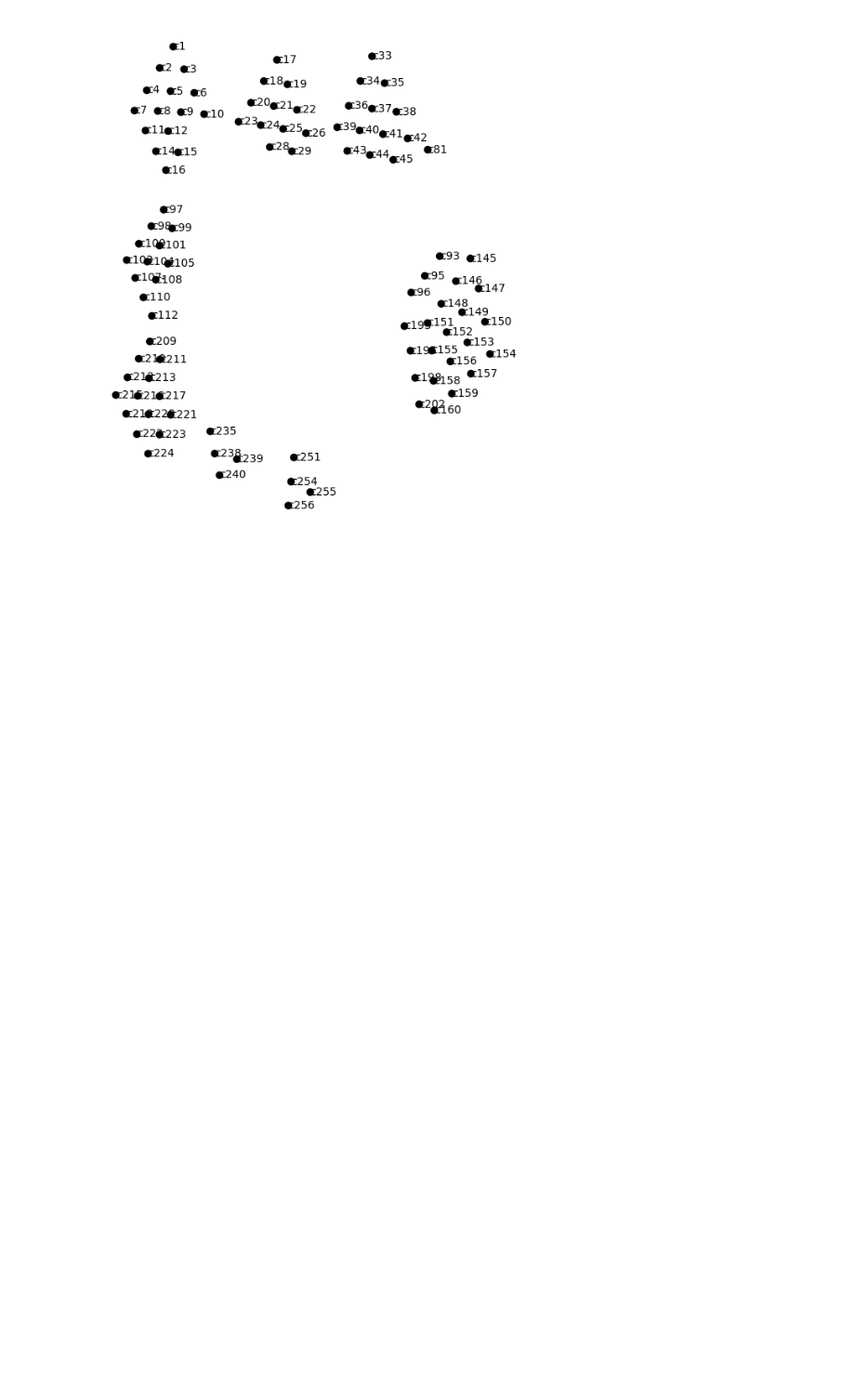
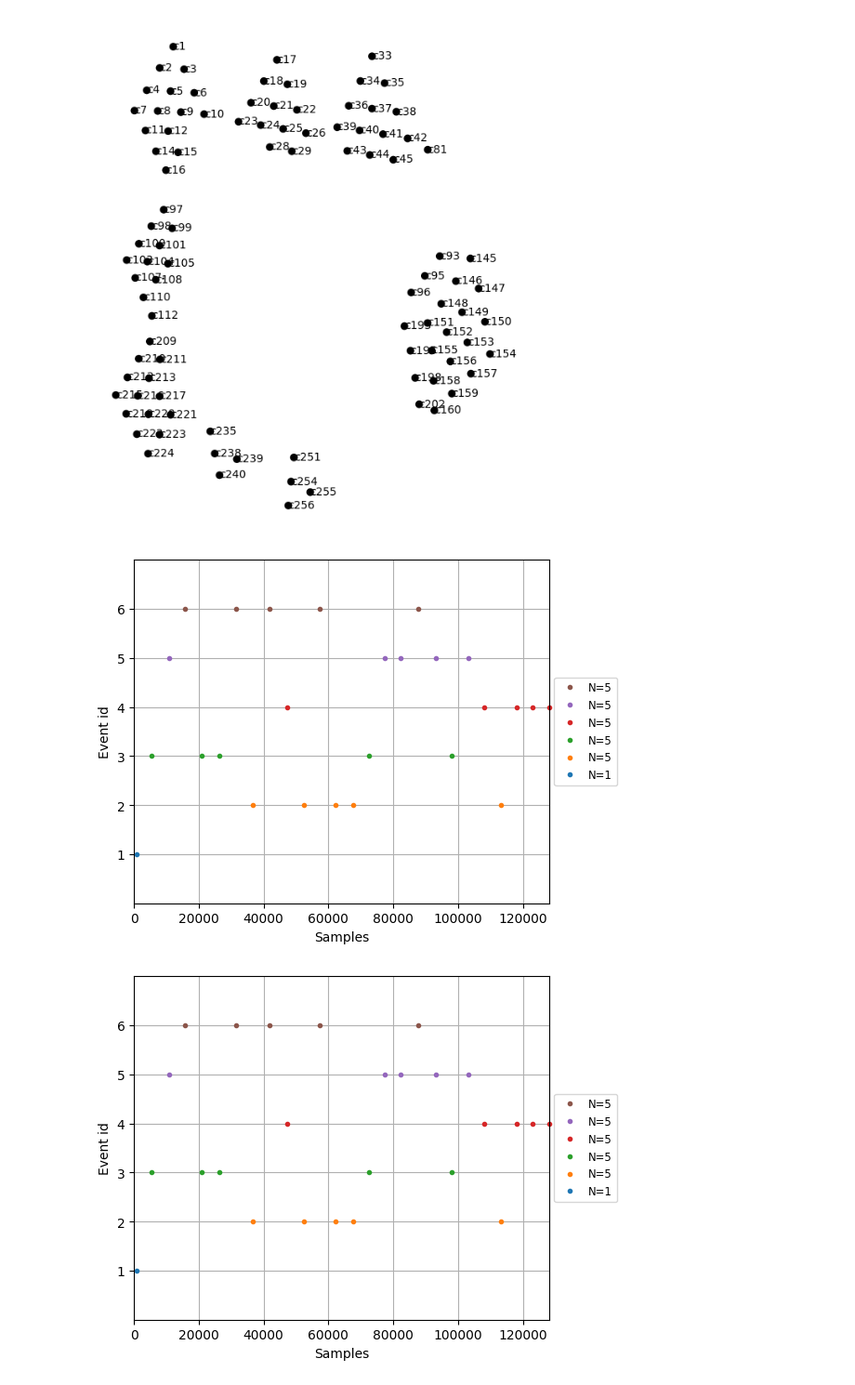
Before and after one commit to nemesgyadam/uHD-DL, a Jupyter notebook: load_data.ipynb, the cells around one changed output. Shown at 93% size. Cells and saved outputs as stored; diff of their text form; code cells hidden in the pictures; blank space fills up the shorter version.

```diff
--- a/load_data.ipynb
+++ b/load_data.ipynb
@@ -111,3 +126,9 @@ droped.plot_sensors(show_names=True)
 # %% [output]
 [figure]
 [figure]
+# %%
+events, event_ids = mne.events_from_annotations(demo)
+mne.viz.plot_events(events)
+# %% [output]
+[figure, added]
+[figure, added]
```
Also changed, not shown: parts of 14 cells of this notebook, 3 other files.
